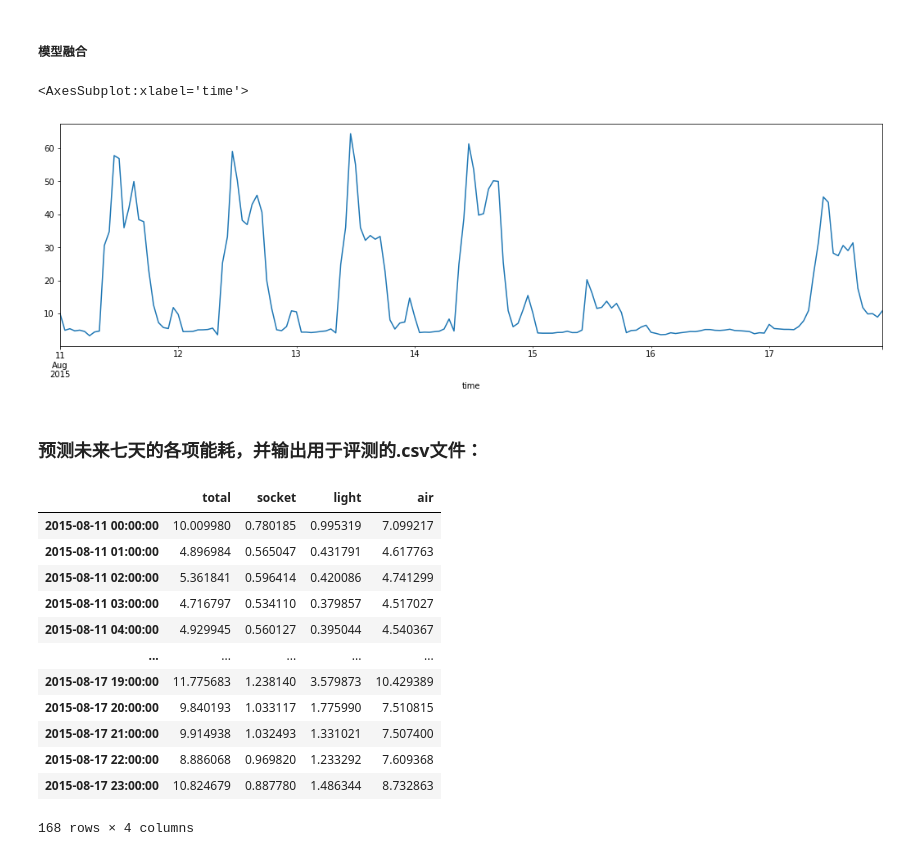
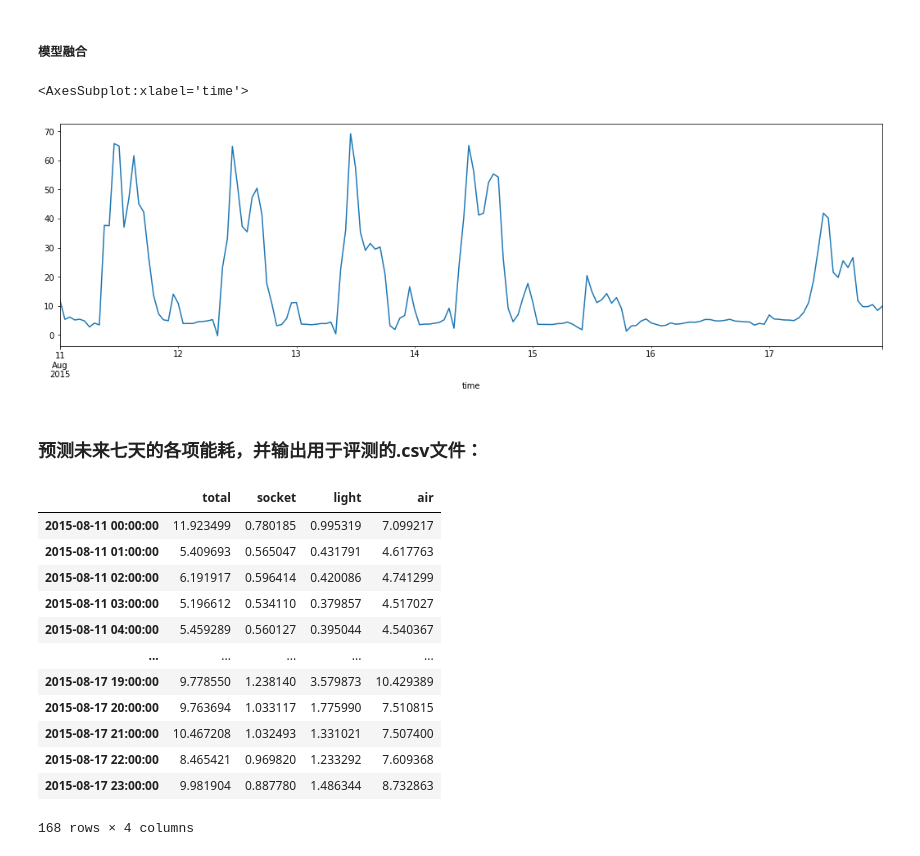
Before and after one commit to ZongXR/Smart-Building-Energy-Consumption-Prediction, a Jupyter notebook: notebooks/main-C.ipynb, the cells around one changed output. Drawn from its saved outputs; the diff is of its cells as text; code cells hidden in the pictures.

```diff
--- a/notebooks/main-C.ipynb
+++ b/notebooks/main-C.ipynb
@@ -1006,16 +994,16 @@ WARNING:tensorflow:8 out of the last 8 calls to <function Model.make_predict_fun
 # %%
 total_pred = (total_pred1 + total_pred2 + total_pred3 + total_pred4) / 4
 total_pred[120:144] = total_pred2[120:144]
 
 old_data = pd.read_csv("../data/submit_2023-04-26T10-59.csv")
 delta = total_pred - old_data["total"].values
-total_pred = total_pred + delta
+total_pred = total_pred + 2 * delta
 
 data_total.loc["2015-08-11 00:00:00" : "2015-08-17 23:00:00", "value_total"] = total_pred
 data_total.loc["2015-08-11 00:00:00" : "2015-08-17 23:00:00", "value_total"].plot(figsize=(18, 5))
 # %% [output]
 <AxesSubplot:xlabel='time'>
-[figure, old version]
+[figure, new version]
 # %% [markdown]
 <h3>预测未来七天的各项能耗，并输出用于评测的.csv文件：</h3>
 # %%
@@ -1031,17 +1019,17 @@ results.to_csv(os.path.join("../data", filename), index=False)
 results
 # %% [output]
 |  | total | socket | light | air |
-| 2015-08-11 00:00:00 | 10.009980 | 0.780185 | 0.995319 | 7.099217 |
-| 2015-08-11 01:00:00 | 4.896984 | 0.565047 | 0.431791 | 4.617763 |
-| 2015-08-11 02:00:00 | 5.361841 | 0.596414 | 0.420086 | 4.741299 |
-| 2015-08-11 03:00:00 | 4.716797 | 0.534110 | 0.379857 | 4.517027 |
-| 2015-08-11 04:00:00 | 4.929945 | 0.560127 | 0.395044 | 4.540367 |
+| 2015-08-11 00:00:00 | 11.923499 | 0.780185 | 0.995319 | 7.099217 |
+| 2015-08-11 01:00:00 | 5.409693 | 0.565047 | 0.431791 | 4.617763 |
+| 2015-08-11 02:00:00 | 6.191917 | 0.596414 | 0.420086 | 4.741299 |
+| 2015-08-11 03:00:00 | 5.196612 | 0.534110 | 0.379857 | 4.517027 |
+| 2015-08-11 04:00:00 | 5.459289 | 0.560127 | 0.395044 | 4.540367 |
 | ... | ... | ... | ... | ... |
-| 2015-08-17 19:00:00 | 11.775683 | 1.238140 | 3.579873 | 10.429389 |
-| 2015-08-17 20:00:00 | 9.840193 | 1.033117 | 1.775990 | 7.510815 |
-| 2015-08-17 21:00:00 | 9.914938 | 1.032493 | 1.331021 | 7.507400 |
-| 2015-08-17 22:00:00 | 8.886068 | 0.969820 | 1.233292 | 7.609368 |
-| 2015-08-17 23:00:00 | 10.824679 | 0.887780 | 1.486344 | 8.732863 |
+| 2015-08-17 19:00:00 | 9.778550 | 1.238140 | 3.579873 | 10.429389 |
+| 2015-08-17 20:00:00 | 9.763694 | 1.033117 | 1.775990 | 7.510815 |
+| 2015-08-17 21:00:00 | 10.467208 | 1.032493 | 1.331021 | 7.507400 |
+| 2015-08-17 22:00:00 | 8.465421 | 0.969820 | 1.233292 | 7.609368 |
+| 2015-08-17 23:00:00 | 9.981904 | 0.887780 | 1.486344 | 8.732863 |
 168 rows × 4 columns
 # %%
 with ZipFile('../data/test.zip', 'w') as zip_file:
```
Also changed, not shown: parts of 13 cells of this notebook, 2 other files.
